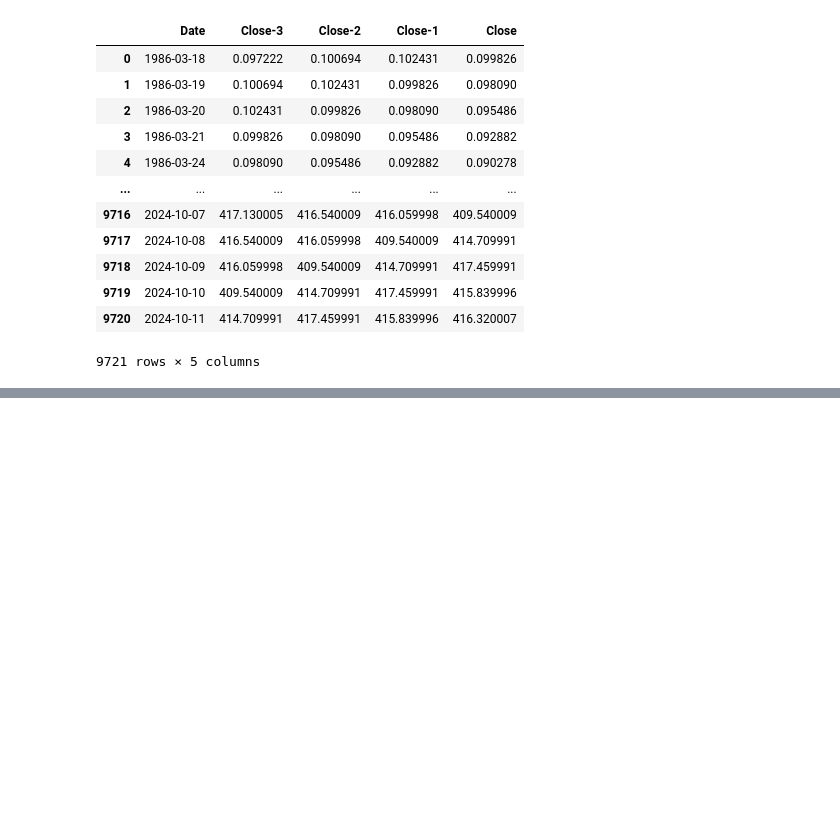
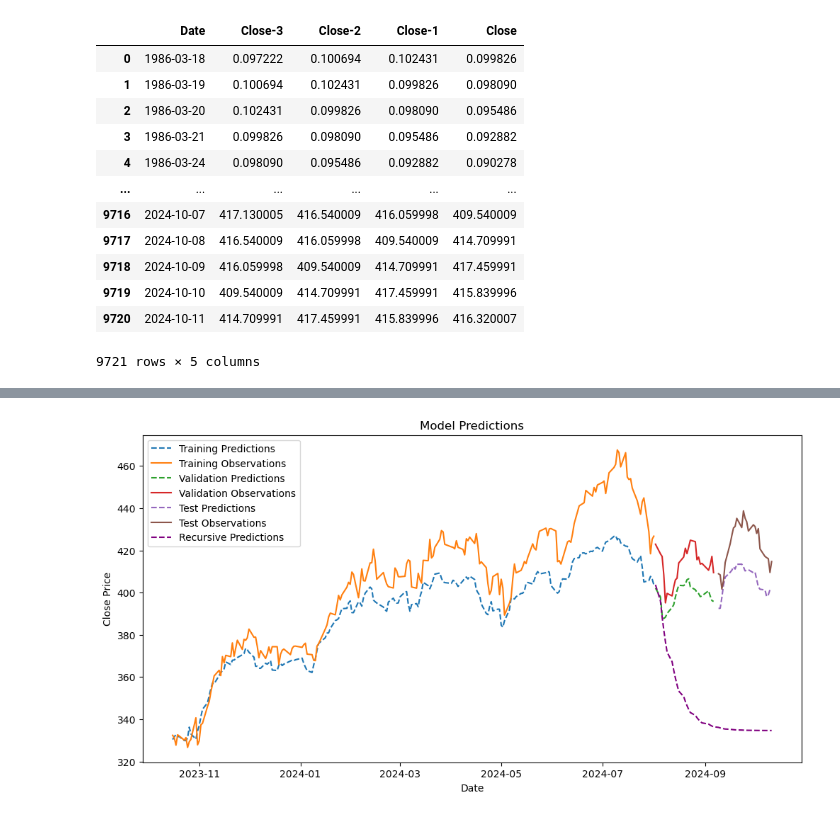
Before and after one commit to ai-saleh/codealpha_tasks_stock-price-prediction, a Jupyter notebook: stock-price-prediction.ipynb, the cells around one changed output, grey strips where cells are left out. Cells and saved outputs as stored; diff of their text form; code cells hidden in the pictures; blank space fills up the shorter version.

```diff
--- a/stock-price-prediction.ipynb
+++ b/stock-price-prediction.ipynb
@@ -152,0 +645,17 @@ plt.legend(['Train', 'Validation', 'Test'])
+# %%
+from copy import deepcopy
+import numpy as np
+
+recursive_predictions = []
+recursive_dates = np.concatenate([dates_val, dates_tst])
+last_window = deepcopy(x_trn[-1])  # Initialize outside of the loop
+
+for target_date in recursive_dates:
+    next_prediction = model.predict(np.array([last_window])).flatten()
+    recursive_predictions.append(next_prediction)
+
+    # Shift the window to the left and insert the new prediction
+    last_window = np.roll(last_window, -1)
+    last_window[-1] = next_prediction
+
+recursive_predictions = np.array(recursive_predictions).flatten()
@@ -152,0 +702,34 @@ plt.legend(['Train', 'Validation', 'Test'])
+# %%
+def plot_all_predictions(model, x_trn, y_trn, dates_trn, x_val, y_val, dates_val, x_tst, y_tst, dates_tst, recursive_dates, recursive_predictions):
+    # Generate predictions
+    trn_predict = model.predict(x_trn).flatten()
+    val_predict = model.predict(x_val).flatten()
+    tst_predict = model.predict(x_tst).flatten()
+
+    plt.figure(figsize=(12, 6))
+
+    # Plot training data
+    plt.plot(dates_trn, trn_predict, label='Training Predictions', linestyle='dashed')
+    plt.plot(dates_trn, y_trn, label='Training Observations', linestyle='solid')
+
+    # Plot validation data
+    plt.plot(dates_val, val_predict, label='Validation Predictions', linestyle='dashed')
+    plt.plot(dates_val, y_val, label='Validation Observations', linestyle='solid')
+
+    # Plot test data
+    plt.plot(dates_tst, tst_predict, label='Test Predictions', linestyle='dashed')
+    plt.plot(dates_tst, y_tst, label='Test Observations', linestyle='solid')
+
+    # Plot recursive predictions
+    plt.plot(recursive_dates, recursive_predictions, label='Recursive Predictions', linestyle='dashed', color='purple')
+
+    # Add a legend
+    plt.legend()
+    plt.title('Model Predictions')
+    plt.xlabel('Date')
+    plt.ylabel('Close Price')
+    plt.show()
+
+# Usage
+plot_all_predictions(model, x_trn, y_trn, dates_trn, x_val, y_val, dates_val, x_tst, y_tst, dates_tst, recursive_dates, recursive_predictions)
+# %% [output]
@@ -152,0 +739 @@ plt.legend(['Train', 'Validation', 'Test'])
+[figure, added]
```
Also changed, not shown: parts of 33 cells of this notebook.
